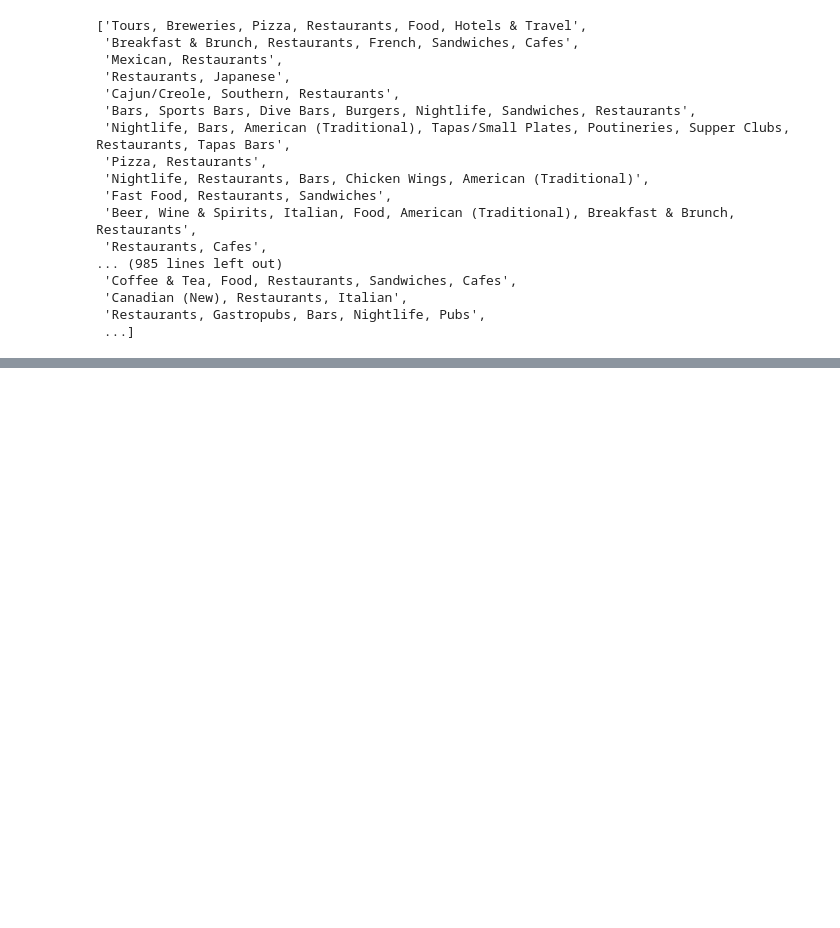
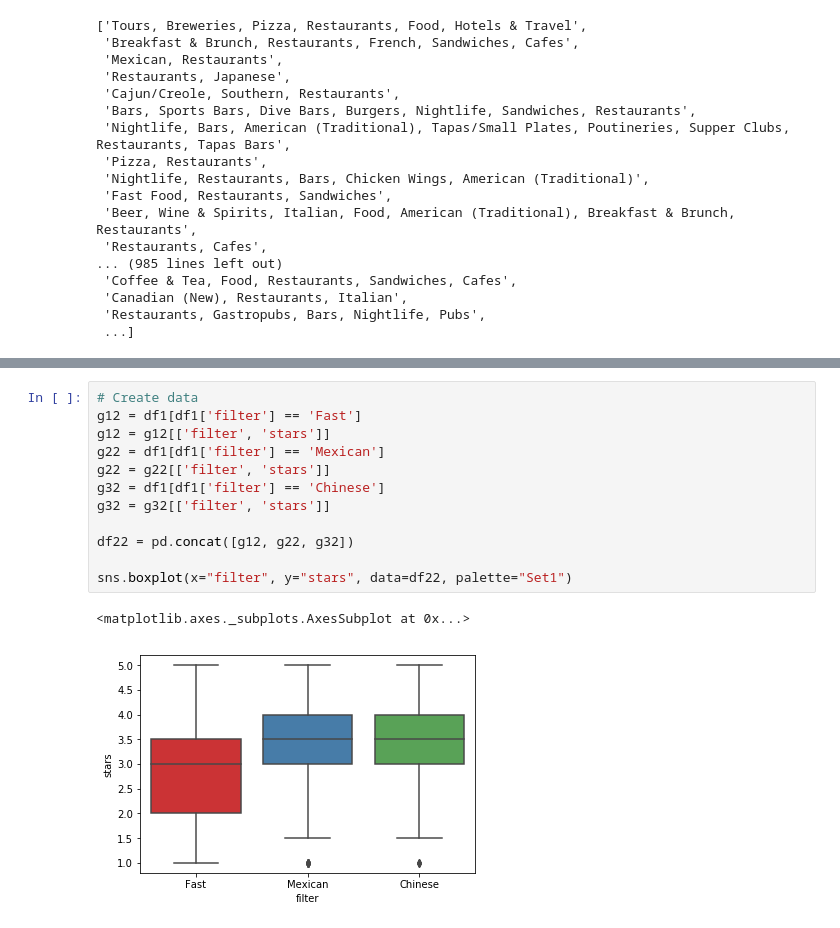
Before and after one commit to suk4402/Predict-restaurant-success-using-Yelp-data, a Jupyter notebook: Capstone yelp.ipynb, the cells around one changed output, grey strips where cells are left out. Saved outputs shown, nothing was run; the diff lists cells and outputs as text; blank space fills up the shorter version.

```diff
--- a/Capstone yelp.ipynb
+++ b/Capstone yelp.ipynb
@@ -372,0 +475,15 @@ df1.categories.unique().tolist()
+# %%
+# Create data
+g12 = df1[df1['filter'] == 'Fast']
+g12 = g12[['filter', 'stars']]
+g22 = df1[df1['filter'] == 'Mexican']
+g22 = g22[['filter', 'stars']]
+g32 = df1[df1['filter'] == 'Chinese']
+g32 = g32[['filter', 'stars']]
+
+df22 = pd.concat([g12, g22, g32])
+
+sns.boxplot(x="filter", y="stars", data=df22, palette="Set1")
+# %% [output]
+<matplotlib.axes._subplots.AxesSubplot at 0x...>
+[figure, added]
```
Also changed, not shown: parts of 14 cells of this notebook.
